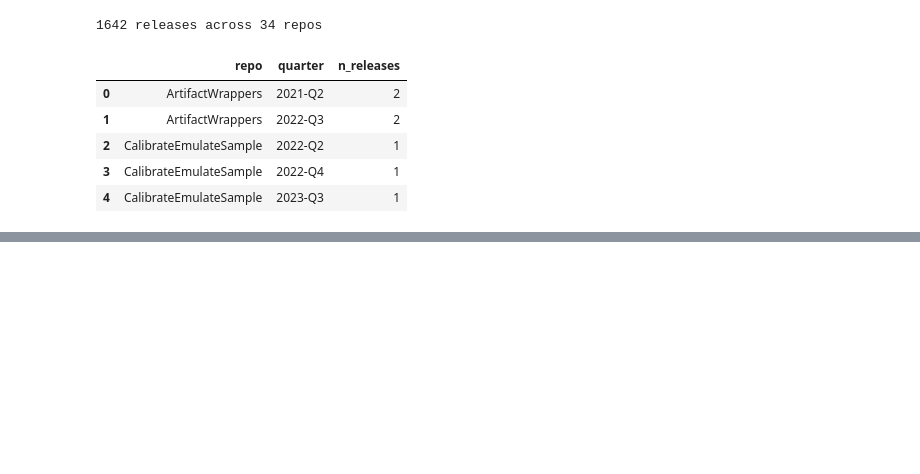
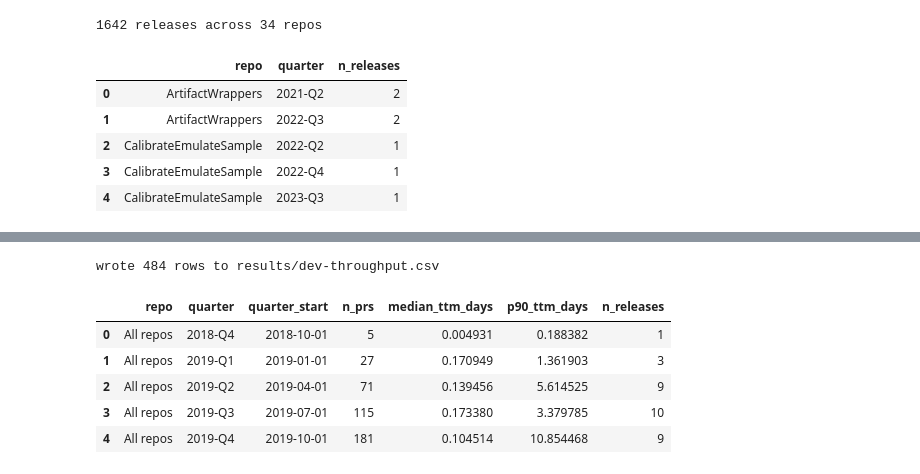
Before and after one commit to petebachant/clima-perf, a Jupyter notebook: .calkit/notebooks/executed/notebooks/analyze-dev-speed.ipynb, the cells around one changed output, grey strips where cells are left out. Drawn from its saved outputs; the diff is of its cells as text; code cells hidden in the pictures; blank space fills up the shorter version.

Commit message:
Add dataset

```diff
--- a/.calkit/notebooks/executed/notebooks/analyze-dev-speed.ipynb
+++ b/.calkit/notebooks/executed/notebooks/analyze-dev-speed.ipynb
@@ -258,3 +259,44 @@ rel_repo_q.head()
+# %%
+# Combine the per-quarter PR statistics and release counts into a single
+# development-throughput dataset: one row per (repo, quarter), plus the
+# ecosystem-wide "All repos" aggregate. Quarters with PRs but no releases
+# (or vice versa) get a zero count for the missing metric.
+rel_combined = pd.concat([rel_repo_q, rel_all_q], ignore_index=True)
+
+throughput_df = ttm_df.merge(rel_combined, on=["repo", "quarter"], how="outer")
+throughput_df["n_prs"] = throughput_df["n_prs"].fillna(0).astype(int)
+throughput_df["n_releases"] = throughput_df["n_releases"].fillna(0).astype(int)
+throughput_df["quarter_start"] = throughput_df["quarter"].map(
+    lambda q: quarter_start(q).date().isoformat()
+)
+throughput_df = (
+    throughput_df[
+        [
+            "repo",
+            "quarter",
+            "quarter_start",
+            "n_prs",
+            "median_ttm_days",
+            "p90_ttm_days",
+            "n_releases",
+        ]
+    ]
+    .sort_values(["repo", "quarter"])
+    .reset_index(drop=True)
+)
+
+os.makedirs(ROOT / "results", exist_ok=True)
+throughput_df.to_csv(ROOT / "results/dev-throughput.csv", index=False)
+print(f"wrote {len(throughput_df)} rows to results/dev-throughput.csv")
+throughput_df.head()
+# %% [output]
+wrote 484 rows to results/dev-throughput.csv
+|  | repo | quarter | quarter_start | n_prs | median_ttm_days | p90_ttm_days | n_releases |
+| 0 | All repos | 2018-Q4 | 2018-10-01 | 5 | 0.004931 | 0.188382 | 1 |
+| 1 | All repos | 2019-Q1 | 2019-01-01 | 27 | 0.170949 | 1.361903 | 3 |
+| 2 | All repos | 2019-Q2 | 2019-04-01 | 71 | 0.139456 | 5.614525 | 9 |
+| 3 | All repos | 2019-Q3 | 2019-07-01 | 115 | 0.173380 | 3.379785 | 10 |
+| 4 | All repos | 2019-Q4 | 2019-10-01 | 181 | 0.104514 | 10.854468 | 9 |
 # %%
 # Repos ordered by total merged-PR volume (busiest first) for a stable,
 # meaningful legend order; any release-only repos are appended at the end.
```
Also changed, not shown: parts of 4 cells of this notebook, 7 other files.
